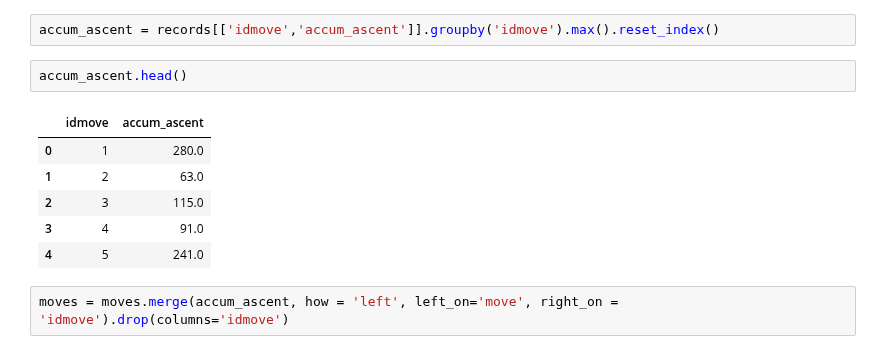
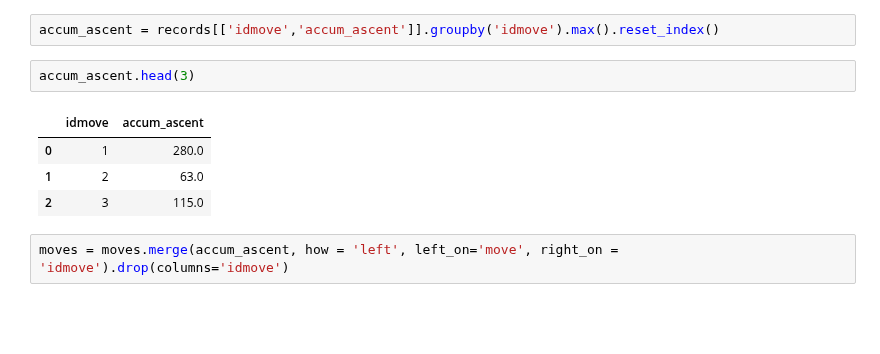
Before and after one commit to pausampietro/run_perfomance, a Jupyter notebook: 1. Data Ingestion, Cleaning, Export.ipynb, the cells around one changed output. Cells and saved outputs as stored; diff of their text form; blank space fills up the shorter version.

```diff
--- a/1. Data Ingestion, Cleaning, Export.ipynb
+++ b/1. Data Ingestion, Cleaning, Export.ipynb
@@ -352,14 +352,12 @@ records['gap'] = records.apply(lambda x: gap_conversion(x['vertical_speed'], x['
 # %%
 accum_ascent = records[['idmove','accum_ascent']].groupby('idmove').max().reset_index()
 # %%
-accum_ascent.head()
+accum_ascent.head(3)
 # %% [output]
 |  | idmove | accum_ascent |
 | 0 | 1 | 280.0 |
 | 1 | 2 | 63.0 |
 | 2 | 3 | 115.0 |
-| 3 | 4 | 91.0 |
-| 4 | 5 | 241.0 |
 # %%
 moves = moves.merge(accum_ascent, how = 'left', left_on='move', right_on = 'idmove').drop(columns='idmove')
 # %%
```
Also changed, not shown: parts of 5 cells of this notebook.
